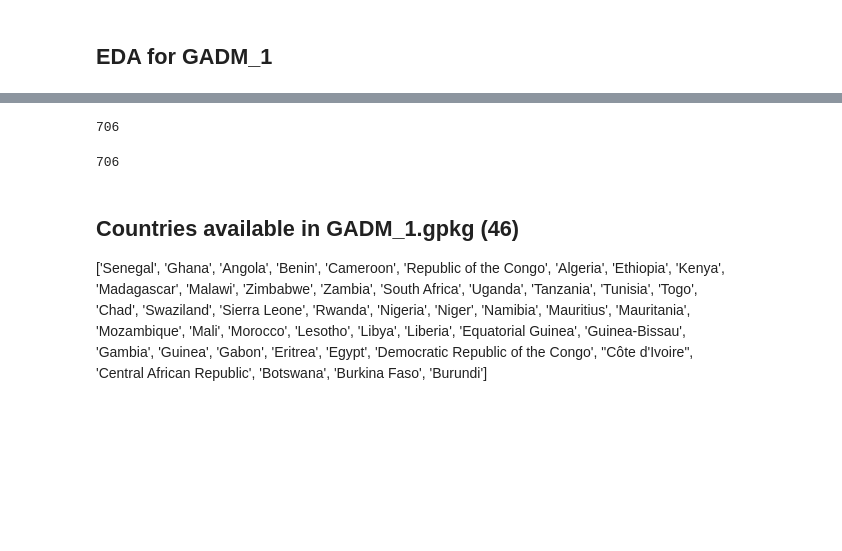
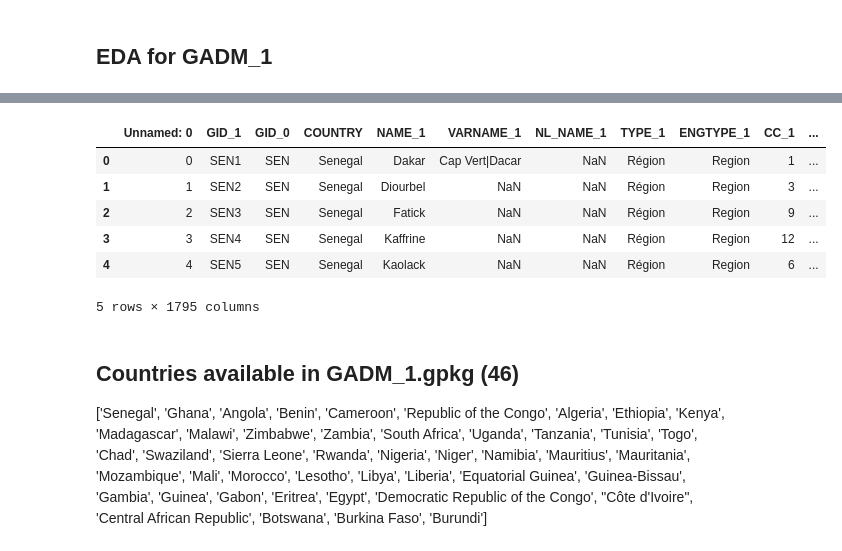
Before and after one commit to Societal-Computing/health_inequalities, a Jupyter notebook: notebooks/Data_creation.ipynb, the cells around one changed output, grey strips where cells are left out. Saved outputs shown, nothing was run; the diff lists cells and outputs as text; code cells hidden in the pictures; blank space fills up the shorter version.

```diff
--- a/notebooks/Data_creation.ipynb
+++ b/notebooks/Data_creation.ipynb
@@ -146,11 +145,13 @@ gadm_1['Centroid'] = gadm_1.geometry.centroid
-# %%
-len(gadm_1)
-# %% [output]
-706
-# %%
-len(gadm_1.GID_1.unique())
-# %% [output]
-706
+# %%
+gadm_1_v.head()
+# %% [output]
+|  | Unnamed: 0 | GID_1 | GID_0 | COUNTRY | NAME_1 | VARNAME_1 | NL_NAME_1 | TYPE_1 | ENGTYPE_1 | CC_1 | ... |
+| 0 | 0 | SEN1 | SEN | Senegal | Dakar | Cap Vert|Dacar | NaN | Région | Region | 1 | ... |
+| 1 | 1 | SEN2 | SEN | Senegal | Diourbel | NaN | NaN | Région | Region | 3 | ... |
+| 2 | 2 | SEN3 | SEN | Senegal | Fatick | NaN | NaN | Région | Region | 9 | ... |
+| 3 | 3 | SEN4 | SEN | Senegal | Kaffrine | NaN | NaN | Région | Region | 12 | ... |
+| 4 | 4 | SEN5 | SEN | Senegal | Kaolack | NaN | NaN | Région | Region | 6 | ... |
+5 rows × 1795 columns
 # %% [markdown]
 ## Countries available in GADM_1.gpkg (46)
 
```
Also changed, not shown: parts of 10 cells of this notebook.
